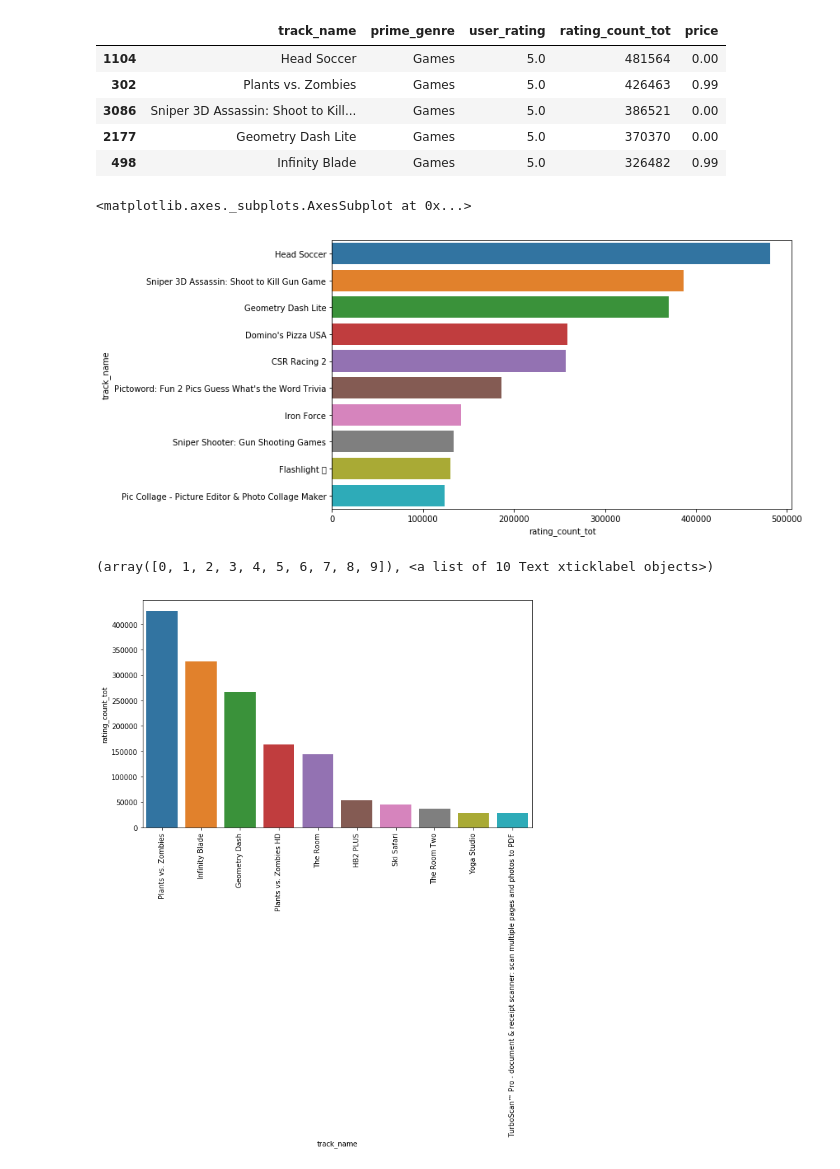
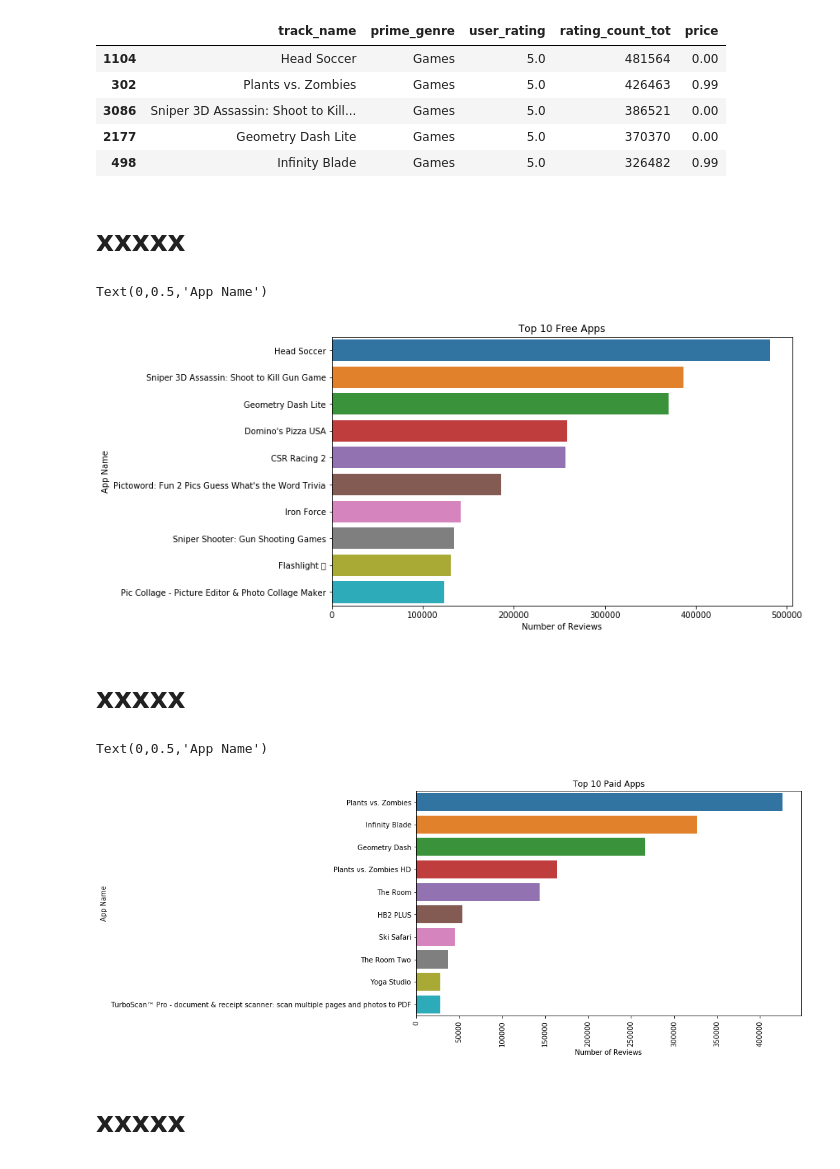
Before and after one commit to GeorgeSehremelis/project, a Jupyter notebook: excelFile.ipynb, the cells around one changed output. Cells and saved outputs as stored; diff of their text form; code cells hidden in the pictures.

```diff
--- a/excelFile.ipynb
+++ b/excelFile.ipynb
@@ -159,6 +201,8 @@ ratings.head()
 | 3086 | Sniper 3D Assassin: Shoot to Kill... | Games | 5.0 | 386521 | 0.00 |
 | 2177 | Geometry Dash Lite | Games | 5.0 | 370370 | 0.00 |
 | 498 | Infinity Blade | Games | 5.0 | 326482 | 0.99 |
+# %% [markdown]
+# xxxxx
 # %%
 top_free_apps = ratings[(ratings["price"]==0)]
 top_paid_apps = ratings[(ratings["price"]!=0)]
@@ -167,13 +211,23 @@ top_paid_apps_10 = top_paid_apps.head(10)
 # %%
 plt.figure(figsize=(10,6))
 sns.barplot(x= "rating_count_tot", y="track_name", data=top_free_apps_10)
+plt.title("Top 10 Free Apps")
+plt.xlabel("Number of Reviews")
+plt.ylabel("App Name")
 # %% [output]
-<matplotlib.axes._subplots.AxesSubplot at 0x...>
+Text(0,0.5,'App Name')
-[figure, old version]
+[figure, new version]
+# %% [markdown]
+# xxxxx
 # %%
 plt.figure(figsize=(10,6))
-sns.barplot(x= "track_name", y="rating_count_tot", data=top_paid_apps_10,)
+sns.barplot(x= "rating_count_tot", y="track_name", data=top_paid_apps_10,)
 plt.xticks(rotation='vertical')
+plt.title("Top 10 Paid Apps")
+plt.xlabel("Number of Reviews")
+plt.ylabel("App Name")
 # %% [output]
-(array([0, 1, 2, 3, 4, 5, 6, 7, 8, 9]), <a list of 10 Text xticklabel objects>)
+Text(0,0.5,'App Name')
-[figure, old version]
+[figure, new version]
+# %% [markdown]
+# xxxxx
```
Also changed, not shown: parts of 20 cells of this notebook.
